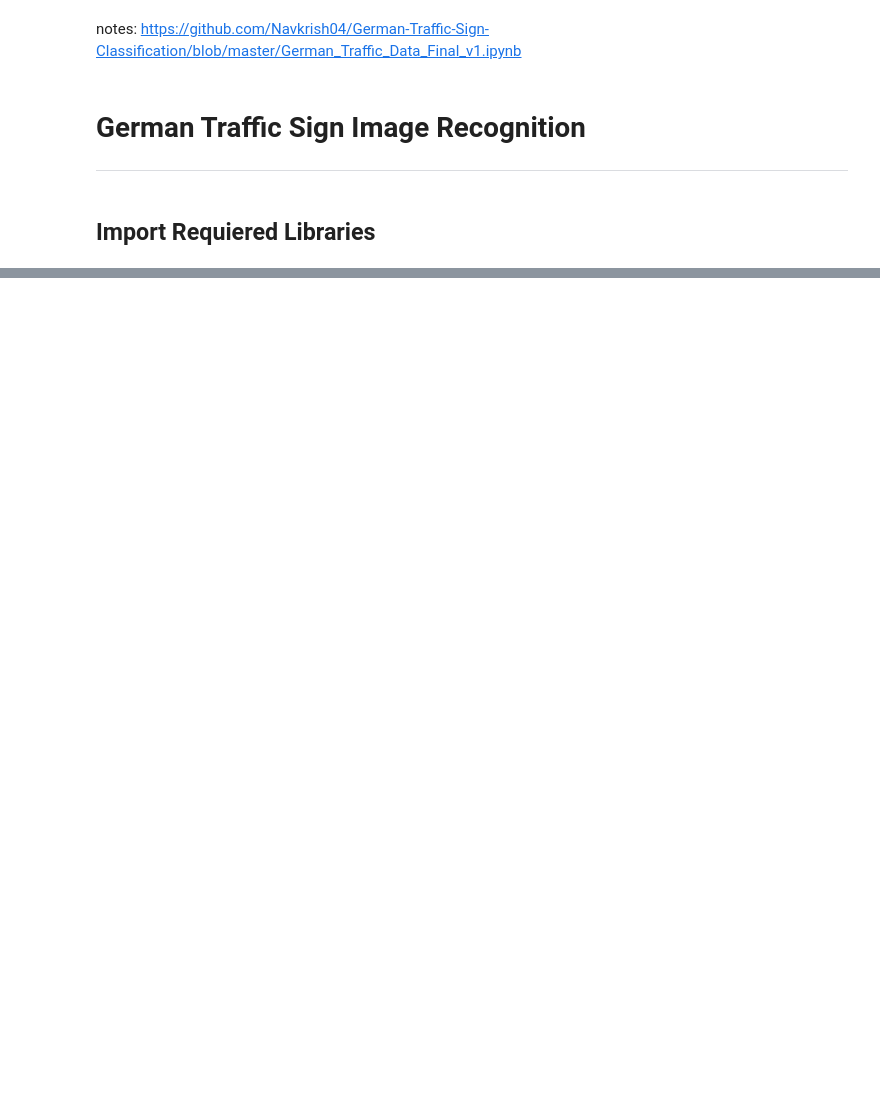
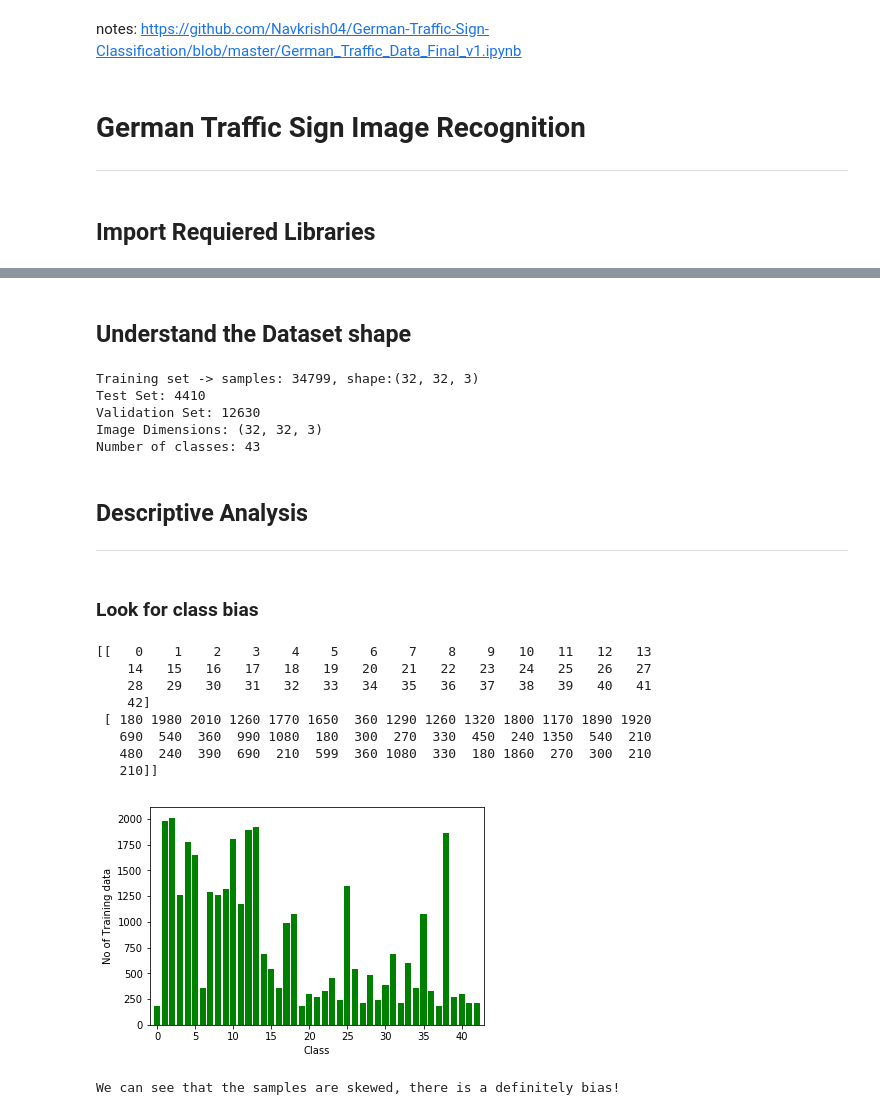
Before and after one commit to Sukhrobjon/DS-2.2-DL, a Jupyter notebook: Final Project - Traffic Signs Classification/traffic_sign_new.ipynb, the cells around one changed output, grey strips where cells are left out. Drawn from its saved outputs; the diff is of its cells as text; code cells hidden in the pictures; blank space fills up the shorter version.

```diff
--- a/Final Project - Traffic Signs Classification/traffic_sign_new.ipynb
+++ b/Final Project - Traffic Signs Classification/traffic_sign_new.ipynb
@@ -58,0 +79,50 @@ X_valid , y_valid = valid['features'], valid['labels']
+# %% [markdown]
+## Understand the Dataset shape
+# %%
+
+print("Training set -> samples: {}, shape:{}".format(len(X_train), X_train[0].shape))
+print("Test set -> samples: {}, shape:{}".format(len(y_test), X_train[0].shape))
+print("Validation Set:", len(X_valid))
+print("Image Dimensions:", np.shape(X_train[1]))
+print("Number of classes:", len(np.unique(y_train)))
+n_classes = len(np.unique(y_train))
+# %% [output]
+Training set -> samples: 34799, shape:(32, 32, 3)
+Test Set: 4410
+Validation Set: 12630
+Image Dimensions: (32, 32, 3)
+Number of classes: 43
+# %% [markdown]
+## Descriptive Analysis
+---
+# %% [markdown]
+### Look for class bias
+# %%
+# Checking for class bias
+
+# get the unique elements
+unique_elements, counts_elements = np.unique(y_train, return_counts = True)
+print(np.asarray((unique_elements, counts_elements)))
+
+# plot them in the bar graph
+pyplot.bar( np.arange( 43 ), counts_elements, align='center',color='green' )
+pyplot.xlabel('Class')
+pyplot.ylabel('No of Training data')
+pyplot.xlim([-1, 43])
+
+# print the graph
+pyplot.show()
+
+print(" ")
+print("We can see that the samples are skewed, there is a definitely bias!")
+# %% [output]
+[[   0    1    2    3    4    5    6    7    8    9   10   11   12   13
+    14   15   16   17   18   19   20   21   22   23   24   25   26   27
+    28   29   30   31   32   33   34   35   36   37   38   39   40   41
+    42]
+ [ 180 1980 2010 1260 1770 1650  360 1290 1260 1320 1800 1170 1890 1920
+   690  540  360  990 1080  180  300  270  330  450  240 1350  540  210
+   480  240  390  690  210  599  360 1080  330  180 1860  270  300  210
+   210]]
+[figure, added]
+We can see that the samples are skewed, there is a definitely bias!
```
Also changed, not shown: parts of 31 cells of this notebook.
